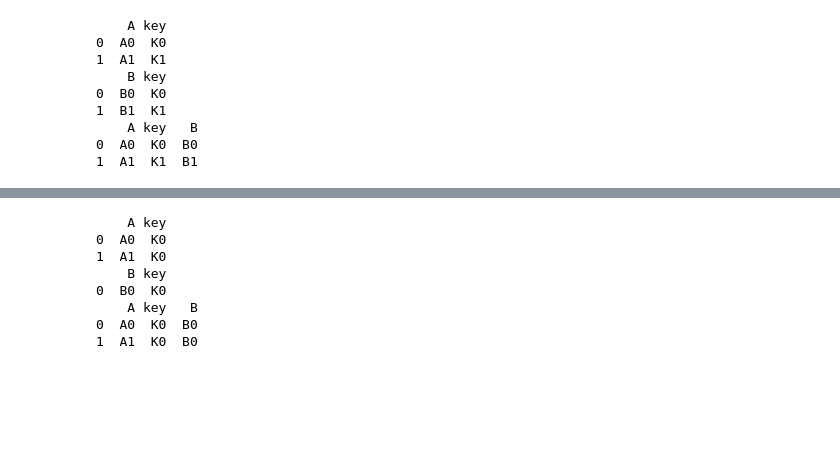
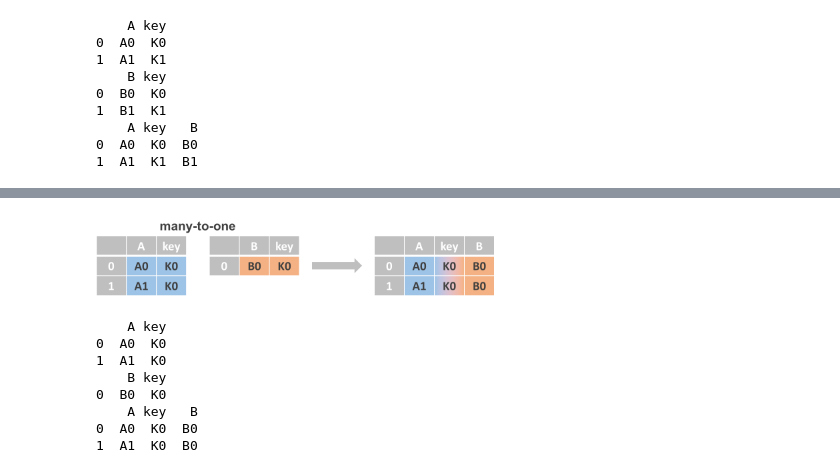
Before and after one commit to Zhenmao/Pandas-Reference-Guide, a Jupyter notebook: 4 Combining Multiple DataFrames.ipynb, the cells around one changed output, grey strips where cells are left out. Drawn from its saved outputs; the diff is of its cells as text; code cells hidden in the pictures; blank space fills up the shorter version.

```diff
--- a/4 Combining Multiple DataFrames.ipynb
+++ b/4 Combining Multiple DataFrames.ipynb
@@ -43,3 +44,7 @@ print(df_merged)
+# %%
+Image("images/merge-many-to-one.png", width=400)
+# %% [output]
+[figure, added]
 # %%
 # DataFrame merge many-to-one
 df_l = pd.DataFrame({
```
Also changed, not shown: parts of 24 cells of this notebook.
